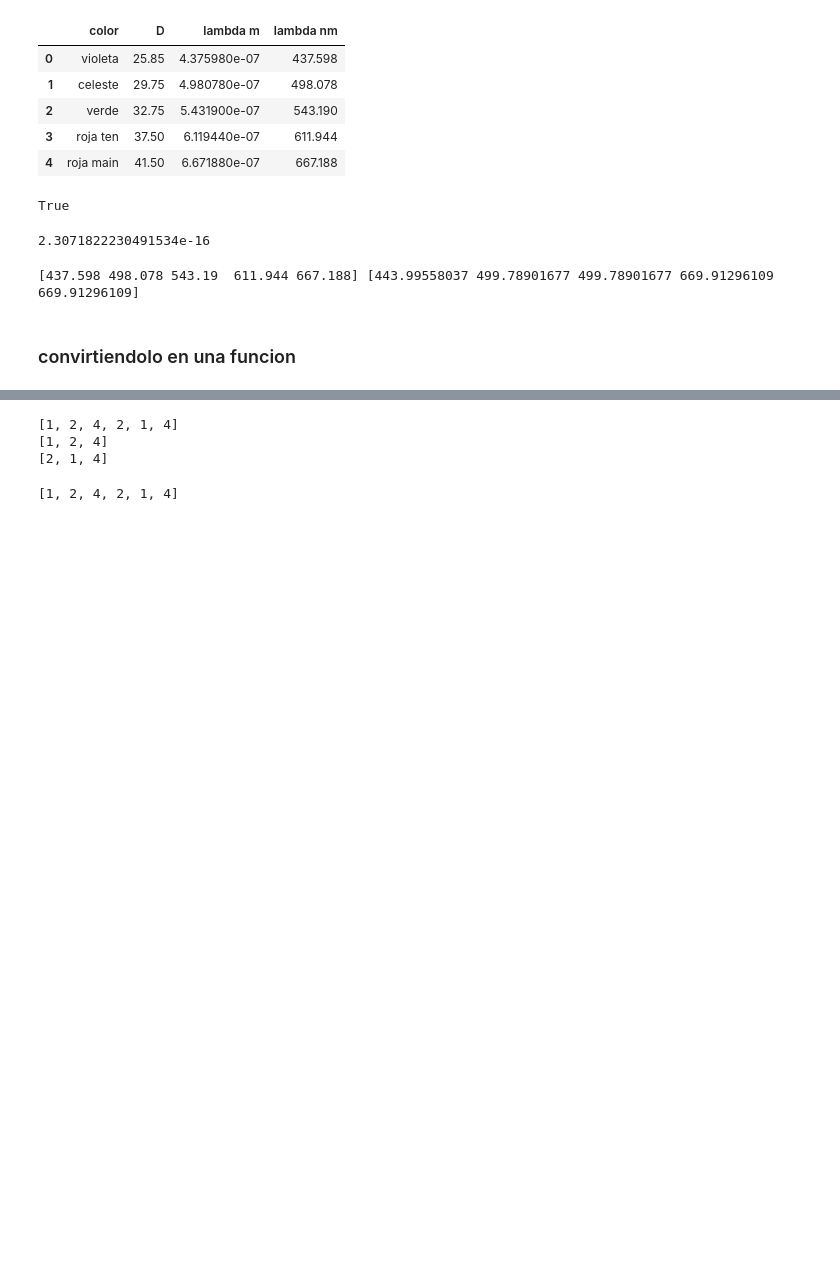
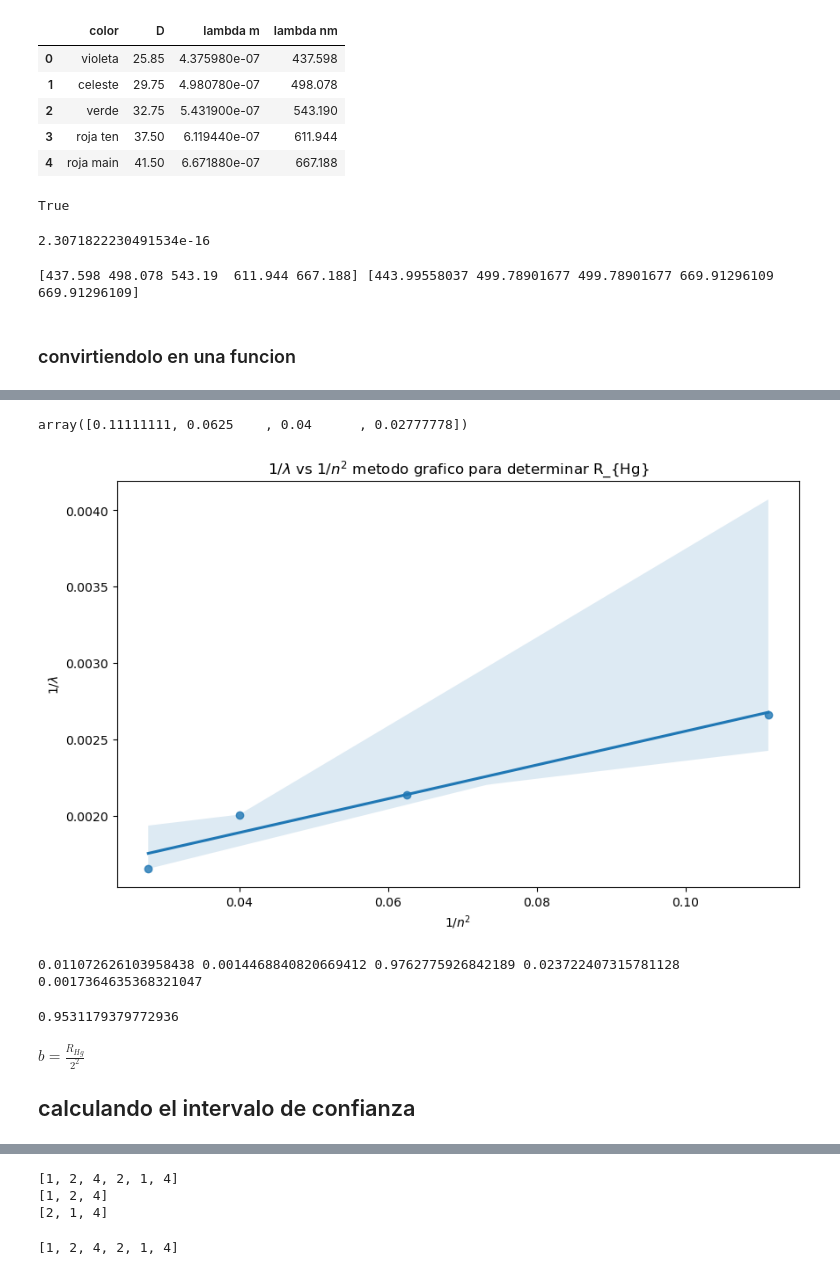
Before and after one commit to fbientrigo/lab_fisica, a Jupyter notebook: Lab 4/1021 Difraccion 2/main.ipynb, the cells around one changed output, grey strips where cells are left out. Drawn from its saved outputs; the diff is of its cells as text; code cells hidden in the pictures; blank space fills up the shorter version.

```diff
--- a/Lab 4/1021 Difraccion 2/main.ipynb
+++ b/Lab 4/1021 Difraccion 2/main.ipynb
@@ -357,0 +337,16 @@ n m lambda [m]
+# %%
+# fitting del mercurio
+# plot 1/lambda vs 1/n^2
+
+import matplotlib.pyplot as plt
+import numpy as np
+import pandas as pd
+import seaborn as sns
+
+mercurio = pd.read_csv("mercurio.csv")
+mercurio["lambda nm"] = mercurio["lambda m"] * 1e9
+y = 1/ mercurio["lambda nm"]
+
+
+mercurio["c"] = ['violet', 'green', 'orange', 'red']
+mercurio
@@ -357,0 +359,23 @@ n m lambda [m]
+# %%
+n2 = np.array([n*n for n in range(3,7)])
+oon2 = 1 / n2
+
+oon2
+# %% [output]
+array([0.11111111, 0.0625    , 0.04      , 0.02777778])
+# %%
+fig, ax = plt.subplots(figsize=(10,6))
+plt.title(r'$1/\lambda$ vs $1/n^2$ metodo grafico para determinar R_{Hg}')
+sns.regplot(
+    ax=ax,
+    y=y, x=oon2
+    )
+ax.set_xlabel(r"$1/n^2$")
+ax.set_ylabel(r"$1/\lambda$")
+plt.show()
+
+
+
+#plt.scatter(oon2, y)
+# %% [output]
+[figure, added]
@@ -357,0 +386,12 @@ n m lambda [m]
+# %%
+print(slope, intercept, r, p, se)
+# %% [output]
+0.011072626103958438 0.0014468840820669412 0.9762775926842189 0.023722407315781128 0.0017364635368321047
+# %%
+r*r
+# %% [output]
+0.9531179379772936
+# %% [markdown]
+$b = \frac{R_{Hg}}{2^2}$
+
+## calculando el intervalo de confianza
```
Also changed, not shown: parts of 17 cells of this notebook, 4 other files.
